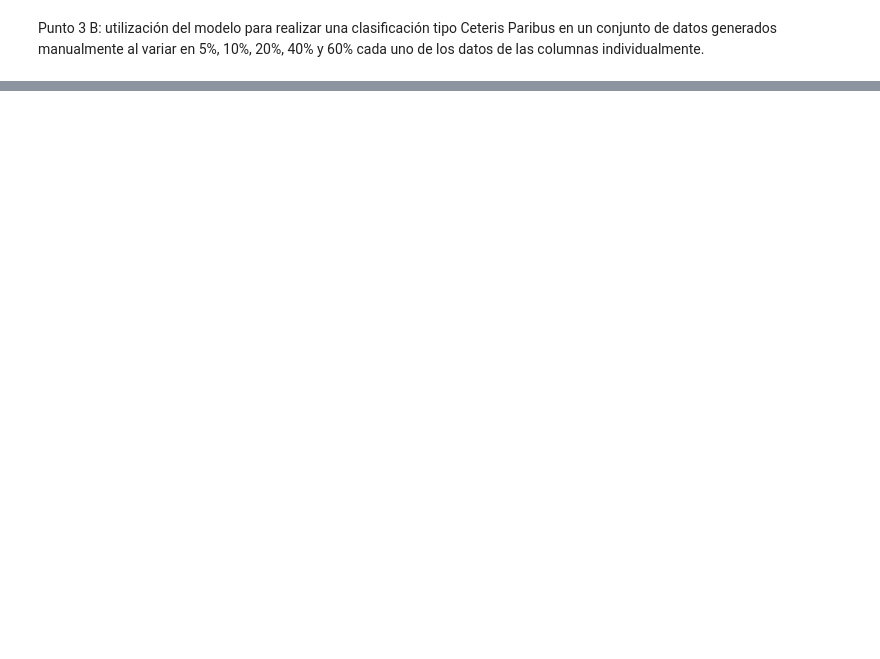
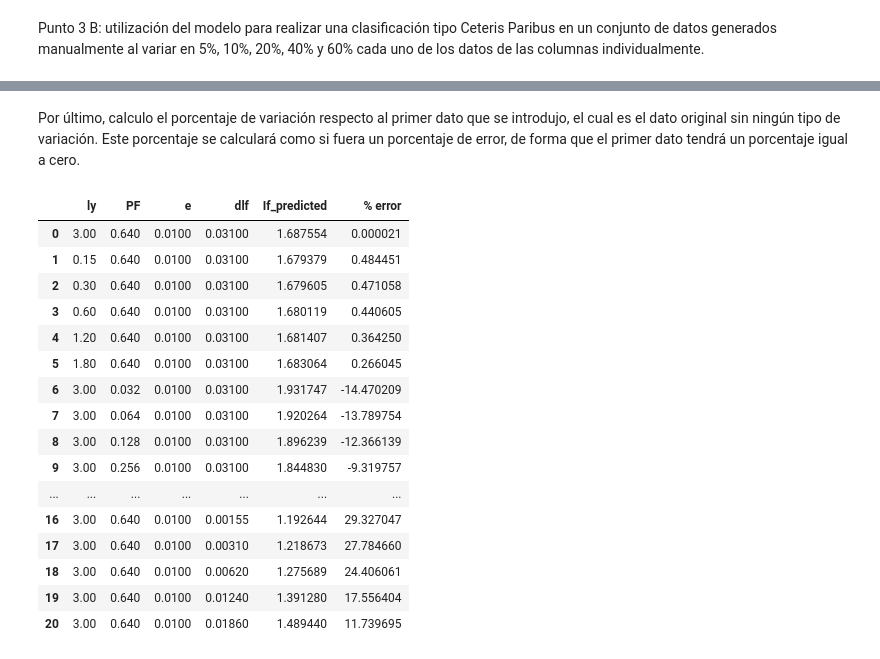
Before and after one commit to Makako08/Tarea1_IA, a Jupyter notebook: ParteA/Regresión.ipynb, the cells around one changed output, grey strips where cells are left out. Drawn from its saved outputs; the diff is of its cells as text; code cells hidden in the pictures; blank space fills up the shorter version.

```diff
--- a/ParteA/Regresión.ipynb
+++ b/ParteA/Regresión.ipynb
@@ -160,0 +155,16 @@ model.predict(prueba)
+# %%
+#Normalizo los datos cargados
+cp = pd.read_csv("DatosParaCeterisParibus.csv")
+scaler4 = MinMaxScaler(feature_range=(0, 1))
+scaler4.fit(cp)
+cp_normal = scaler4.transform(cp)
+
+#Predigo los nuevos datos
+ceteris = model.predict(cp_normal)
+
+#Desnormalizo las salidas
+out = scaler2.inverse_transform(ceteris)
+
+ceteris = pd.DataFrame(out, columns= ["If_predicted"])
+ceteris_paribus = pd.concat([cp, ceteris], axis=1)
+ceteris_paribus.head()
@@ -160,0 +179,29 @@ model.predict(prueba)
+# %% [markdown]
+Por último, calculo el porcentaje de variación respecto al primer dato que se introdujo, el cual es el dato original sin ningún tipo de variación.
+Este porcentaje se calculará como si fuera un porcentaje de error, de forma que el primer dato tendrá un porcentaje igual a cero.
+# %%
+if_predicted = ceteris_paribus[['If_predicted']]
+
+
+var = ((1.687554 - if_predicted)/1.687554) * 100
+var = var.rename(columns={'If_predicted': '% error'})
+
+variacion = pd.concat([ceteris_paribus, var], axis=1)
+# %% [output]
+|  | ly | PF | e | dlf | If_predicted | % error |
+| 0 | 3.00 | 0.640 | 0.0100 | 0.03100 | 1.687554 | 0.000021 |
+| 1 | 0.15 | 0.640 | 0.0100 | 0.03100 | 1.679379 | 0.484451 |
+| 2 | 0.30 | 0.640 | 0.0100 | 0.03100 | 1.679605 | 0.471058 |
+| 3 | 0.60 | 0.640 | 0.0100 | 0.03100 | 1.680119 | 0.440605 |
+| 4 | 1.20 | 0.640 | 0.0100 | 0.03100 | 1.681407 | 0.364250 |
+| 5 | 1.80 | 0.640 | 0.0100 | 0.03100 | 1.683064 | 0.266045 |
+| 6 | 3.00 | 0.032 | 0.0100 | 0.03100 | 1.931747 | -14.470209 |
+| 7 | 3.00 | 0.064 | 0.0100 | 0.03100 | 1.920264 | -13.789754 |
+| 8 | 3.00 | 0.128 | 0.0100 | 0.03100 | 1.896239 | -12.366139 |
+| 9 | 3.00 | 0.256 | 0.0100 | 0.03100 | 1.844830 | -9.319757 |
+| ... | ... | ... | ... | ... | ... | ... |
+| 16 | 3.00 | 0.640 | 0.0100 | 0.00155 | 1.192644 | 29.327047 |
+| 17 | 3.00 | 0.640 | 0.0100 | 0.00310 | 1.218673 | 27.784660 |
+| 18 | 3.00 | 0.640 | 0.0100 | 0.00620 | 1.275689 | 24.406061 |
+| 19 | 3.00 | 0.640 | 0.0100 | 0.01240 | 1.391280 | 17.556404 |
+| 20 | 3.00 | 0.640 | 0.0100 | 0.01860 | 1.489440 | 11.739695 |
```
Also changed, not shown: parts of 5 cells of this notebook, 4 other files.
